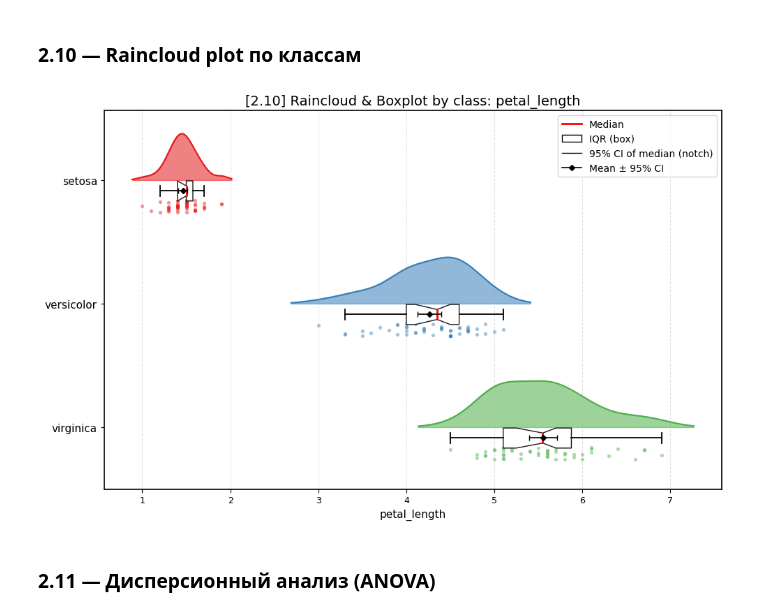
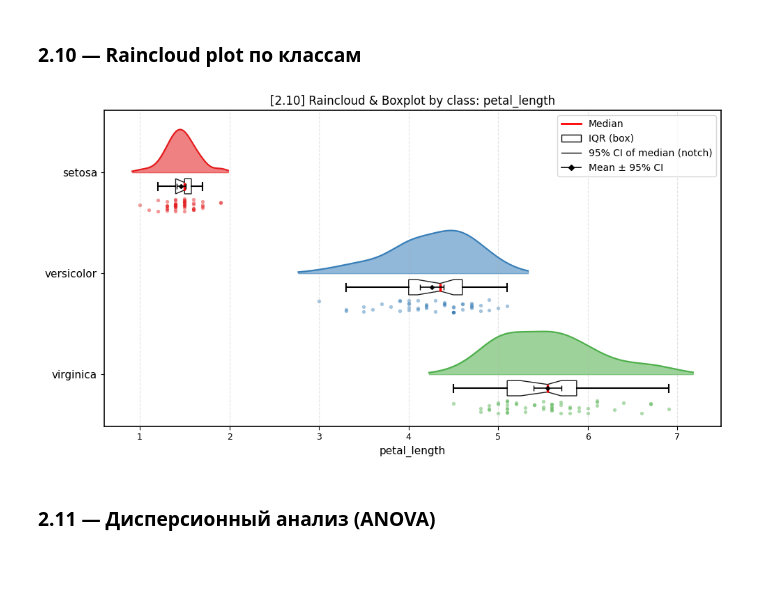
Before and after one commit to levcool12/tsr, a Jupyter notebook: tr02/t02.ipynb, the cells around one changed output. Saved outputs shown, nothing was run; the diff lists cells and outputs as text; code cells hidden in the pictures; blank space fills up the shorter version.

Commit message:
raincloud classes compactization

```diff
--- a/tr02/t02.ipynb
+++ b/tr02/t02.ipynb
@@ -686,12 +686,21 @@ def plot_raincloud_by_class(df, feature, class_col, classes, colors,
                             show_median_ci=True, show_mean_ci=True,
                             ci_level=0.95, n_boot=2000, seed=0, style=None):
     """Облако (KDE) + boxplot (медиана, IQR, ДИ медианы — «вырез», ДИ среднего — усы с ромбом)
-    + дождь (точки с джиттерингом) для каждого класса."""
+    + дождь (точки с джиттерингом) для каждого класса. Компактная версия (step=0.8)."""
     st = {**DEFAULT_STYLE, **(style or {})}
     rng = np.random.default_rng(seed)
-    step = 1.3
+
+    # параметры компактизации
+    step = 0.8
+    box_offset = 0.11
+    rain_offset = 0.26
+    rain_jitter = 0.05
+    cloud_scale = 0.34
+
     with plt.rc_context({'font.family': st['font_family']}):
-        fig, ax = plt.subplots(figsize=(10, 2.6 * len(classes) + 1))
+
+        fig, ax = plt.subplots(figsize=(10, 1.5 * len(classes) + 1))
+
         for k, cls in enumerate(classes):
             vals = df.loc[df[class_col] == cls, feature].dropna().to_numpy()
             base = (len(classes) - 1 - k) * step
@@ -701,62 +710,76 @@ def plot_raincloud_by_class(df, feature, class_col, classes, colors,
                 pad = 0.5 * vals.std()
                 xg = np.linspace(vals.min() - pad, vals.max() + pad, 200)
                 yk = gaussian_kde(vals)(xg)
-                yk = yk / yk.max() * 0.45
+                yk = yk / yk.max() * cloud_scale
                 ax.fill_between(xg, base, base + yk, color=col, alpha=0.55)
                 ax.plot(xg, base + yk, color=col, lw=1.5)
 
             if show_box:
-                # Доверительный интервал медианы — bootstrap
+
                 boots = np.median(rng.choice(vals, size=(n_boot, len(vals)), replace=True), axis=1)
                 a = (1 - ci_level) / 2
                 ci_med = np.quantile(boots, [a, 1 - a])
-                ax.boxplot(vals, vert=False, positions=[base - 0.14], widths=0.13,
+
+                ax.boxplot(vals, vert=False, positions=[base - box_offset], widths=0.12,
                            patch_artist=True, notch=show_median_ci,
                            conf_intervals=[ci_med] if show_median_ci else None,
                            boxprops=dict(facecolor='white', color='black', alpha=0.9),
-                           medianprops=dict(color='red', linewidth=2),
-                           whiskerprops=dict(color='black', linewidth=1.3),
-                           capprops=dict(color='black', linewidth=1.3),
+                           medianprops=dict(color='red', linewidth=2.5),       # Сделали толще
+                           whiskerprops=dict(color='black', linewidth=1.5),    # Сделали толще
+                           capprops=dict(color='black', linewidth=1.5),
                            flierprops=dict(marker='', markersize=0))
+
                 if show_mean_ci:
-                    # Доверительный интервал среднего — по t-распределению
+
                     m = vals.mean()
                     h = stats.t.ppf(1 - a, len(vals) - 1) * stats.sem(vals)
-                    ax.errorbar(m, base - 0.14, xerr=h, fmt='D', color='black', ms=4,
-                                capsize=3, lw=1.2, zorder=6)
+                    ax.errorbar(m, base - box_offset, xerr=h, fmt='D',
+                    color='black',
+                    ms=3,
+                    capsize=3,
+                    lw=1.2,
+                    zorder=6)
 
             if show_rain:
-                jitter = base - 0.34 + rng.uniform(-0.08, 0.08, size=len(vals))
+                jitter = base - rain_offset + rng.uniform(-rain_jitter, rain_jitter, size=len(vals))
                 ax.scatter(vals, jitter, color=col, alpha=st['alpha'] * 0.7, s=st['point_size'] * 0.6,
                            linewidths=0)
 
         ax.set_yticks([(len(classes) - 1 - k) * step for k in range(len(classes))])
         ax.set_yticklabels([str(c) for c in classes], fontsize=st['font_size_labels'])
         ax.set_xlabel(feature, fontsize=st['font_size_labels'])
-        ax.set_ylim(-0.65, (len(classes) - 1) * step + 0.65)
+
+
+        y_min = -(rain_offset + rain_jitter + 0.1)
+        y_max = (len(classes) - 1) * step + cloud_scale + 0.15
+        ax.set_ylim(y_min, y_max)
+
         ax.tick_params(axis='x', labelsize=st['font_size_ticks'])
         ax.grid(st['grid'], axis='x', linestyle='--', alpha=st['grid_alpha'])
         for sp in ax.spines.values():
             sp.set_color(st['color_axes']); sp.set_linewidth(st['lw_axes'])
+
         if st['show_legend']:
             handles = [plt.Line2D([], [], color='red', lw=2, label='Median'),
                        plt.Rectangle((0, 0), 1, 1, fc='white', ec='black', label='IQR (box)')]
             if show_median_ci:
                 handles.append(plt.Line2D([], [], color='black', lw=1, label=f'{int(ci_level*100)}% CI of median (notch)'))
             if show_mean_ci:
                 handles.append(plt.Line2D([], [], marker='D', color='black', ms=4, lw=1.2,
                                           label=f'Mean ± {int(ci_level*100)}% CI'))
             ax.legend(handles=handles, fontsize=st['font_size_legend'], loc='upper right', frameon=True)
+
         if st['show_title']:
-            ax.set_title(f'[2.10] Raincloud & Boxplot by class: {feature}', fontsize=st['font_size_title'])
+            ax.set_title(f'[2.10] Raincloud & Boxplot by class: {feature}', fontsize=min(st['font_size_title'], 12))
+
         plt.tight_layout()
         plt.show()
 
-# Признак выбирается пользователем
+
 RAIN_FEATURE = SELECTED_FEATURES[2]
 plot_raincloud_by_class(df0m, RAIN_FEATURE, CLASS_COL, SELECTED_CLASSES, CLASS_COLORS)
 # %% [output]
-[figure, old version]
+[figure, new version]
 # %% [markdown]
 ### 2.11 — Дисперсионный анализ (ANOVA)
 # %%
```
